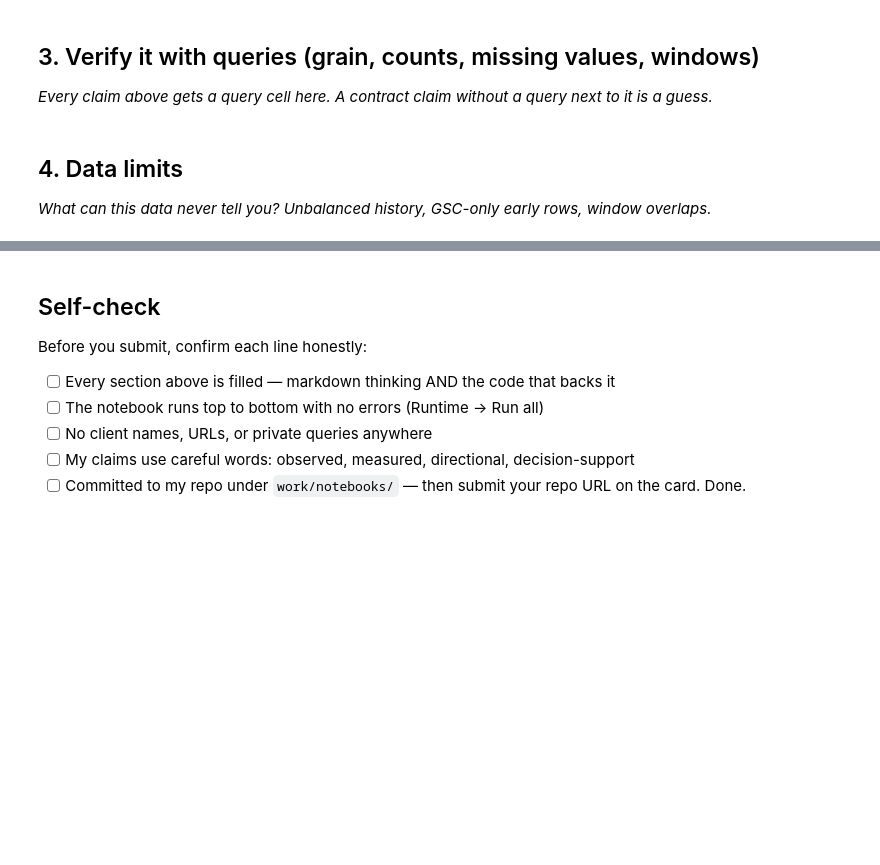
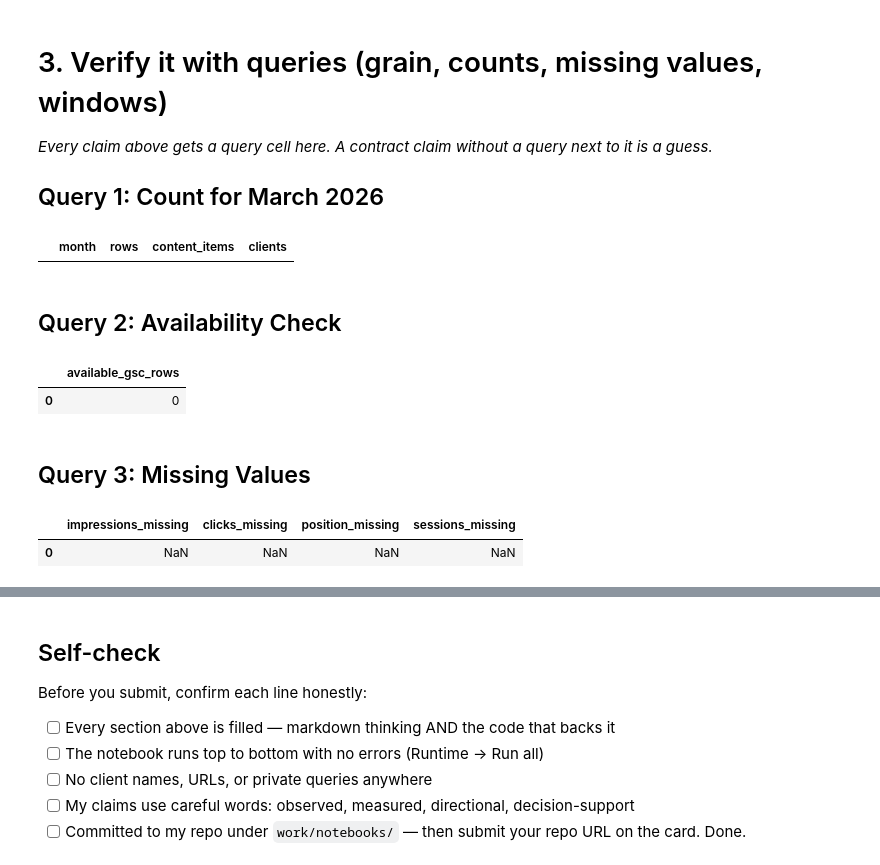
Before and after one commit to MeerMusabih/FlyRank-AI-Internship, a Jupyter notebook: work/notebooks/w03_data_contract.ipynb, the cells around one changed output, grey strips where cells are left out. Cells and saved outputs as stored; diff of their text form; code cells hidden in the pictures; blank space fills up the shorter version.

```diff
--- a/work/notebooks/w03_data_contract.ipynb
+++ b/work/notebooks/w03_data_contract.ipynb
@@ -17,8 +107,61 @@ This skeleton is yours to fill. Work the sections **in order** — each one has
 # %% [markdown]
-## 3. Verify it with queries (grain, counts, missing values, windows)
+# 3. Verify it with queries (grain, counts, missing values, windows)
 
 *Every claim above gets a query cell here. A contract claim without a query next to it is a guess.*
+
+## Query 1: Count for March 2026
-# %% [markdown]
-## 4. Data limits
-
-*What can this data never tell you? Unbalanced history, GSC-only early rows, window overlaps.*
+# %%
+query = """
+SELECT
+    month,
+    COUNT(*) AS rows,
+    COUNT(DISTINCT content_hash_id) AS content_items,
+    COUNT(DISTINCT client_hash_id) AS clients
+FROM fact_content_daily_performance_sample
+WHERE month = '2026-03'
+GROUP BY month
+"""
+
+con.execute(query).df()
+# %% [output]
+|  | month | rows | content_items | clients |
+# %% [markdown]
+## Query 2: Availability Check
+# %%
+query = """
+SELECT
+    COUNT(*) AS available_gsc_rows
+FROM fact_content_daily_performance_sample
+WHERE month = '2026-03'
+AND gsc_data_available IS TRUE
+"""
+
+con.execute(query).df()
+# %% [output]
+|  | available_gsc_rows |
+| 0 | 0 |
+# %% [markdown]
+## Query 3: Missing Values
+# %%
+query = """
+SELECT
+    AVG(CASE WHEN gsc_impressions IS NULL THEN 1.0 ELSE 0 END)
+        AS impressions_missing,
+
+    AVG(CASE WHEN gsc_clicks IS NULL THEN 1.0 ELSE 0 END)
+        AS clicks_missing,
+
+    AVG(CASE WHEN gsc_avg_position IS NULL THEN 1.0 ELSE 0 END)
+        AS position_missing,
+
+    AVG(CASE WHEN ga4_sessions IS NULL THEN 1.0 ELSE 0 END)
+        AS sessions_missing
+
+FROM fact_content_daily_performance_sample
+WHERE month = '2026-03'
+"""
+
+con.execute(query).df()
+# %% [output]
+|  | impressions_missing | clicks_missing | position_missing | sessions_missing |
+| 0 | NaN | NaN | NaN | NaN |
```
Also changed, not shown: parts of 11 cells of this notebook.
